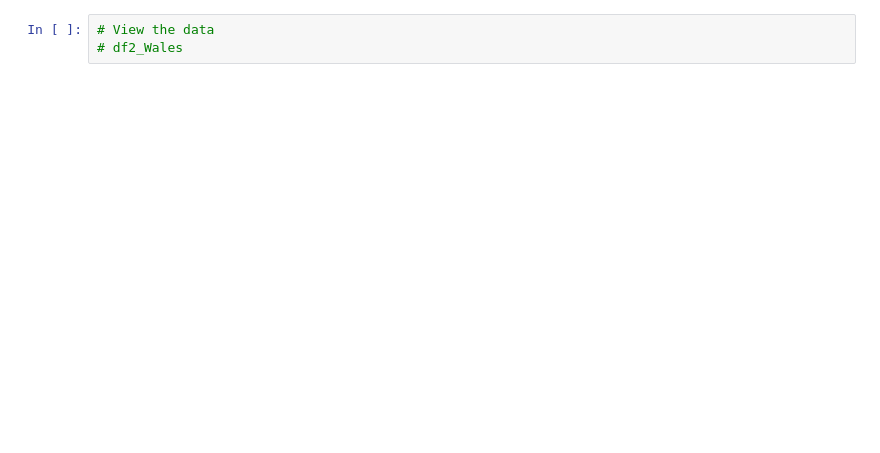
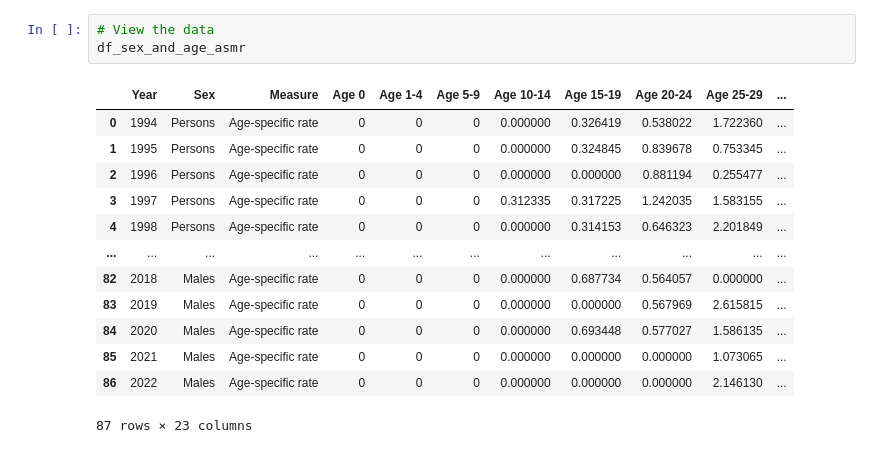
Before and after one commit to jarod-pret/project-group-1, a Jupyter notebook: data_science_project.ipynb, the cells around one changed output. Drawn from its saved outputs; the diff is of its cells as text; blank space fills up the shorter version.

```diff
--- a/data_science_project.ipynb
+++ b/data_science_project.ipynb
@@ -40,3 +85,17 @@ df2_England
 # %%
 # View the data
-# df2_Wales
+df_sex_and_age_asmr
+# %% [output]
+|  | Year | Sex | Measure | Age 0 | Age 1-4 | Age 5-9 | Age 10-14 | Age 15-19 | Age 20-24 | Age 25-29 | ... |
+| 0 | 1994 | Persons | Age-specific rate | 0 | 0 | 0 | 0.000000 | 0.326419 | 0.538022 | 1.722360 | ... |
+| 1 | 1995 | Persons | Age-specific rate | 0 | 0 | 0 | 0.000000 | 0.324845 | 0.839678 | 0.753345 | ... |
+| 2 | 1996 | Persons | Age-specific rate | 0 | 0 | 0 | 0.000000 | 0.000000 | 0.881194 | 0.255477 | ... |
+| 3 | 1997 | Persons | Age-specific rate | 0 | 0 | 0 | 0.312335 | 0.317225 | 1.242035 | 1.583155 | ... |
+| 4 | 1998 | Persons | Age-specific rate | 0 | 0 | 0 | 0.000000 | 0.314153 | 0.646323 | 2.201849 | ... |
+| ... | ... | ... | ... | ... | ... | ... | ... | ... | ... | ... | ... |
+| 82 | 2018 | Males | Age-specific rate | 0 | 0 | 0 | 0.000000 | 0.687734 | 0.564057 | 0.000000 | ... |
+| 83 | 2019 | Males | Age-specific rate | 0 | 0 | 0 | 0.000000 | 0.000000 | 0.567969 | 2.615815 | ... |
+| 84 | 2020 | Males | Age-specific rate | 0 | 0 | 0 | 0.000000 | 0.693448 | 0.577027 | 1.586135 | ... |
+| 85 | 2021 | Males | Age-specific rate | 0 | 0 | 0 | 0.000000 | 0.000000 | 0.000000 | 1.073065 | ... |
+| 86 | 2022 | Males | Age-specific rate | 0 | 0 | 0 | 0.000000 | 0.000000 | 0.000000 | 2.146130 | ... |
+87 rows × 23 columns
```
Also changed, not shown: parts of 22 cells of this notebook, 2 other files.
